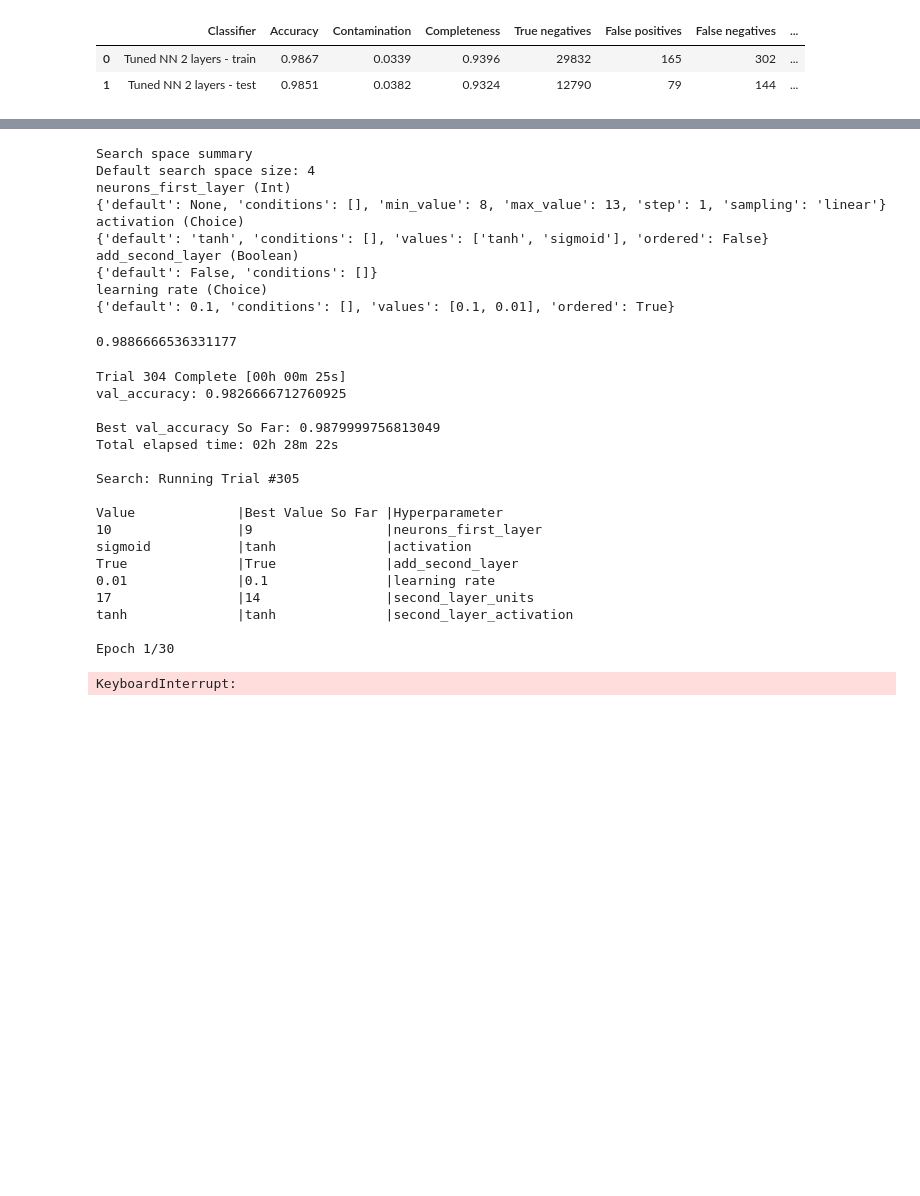
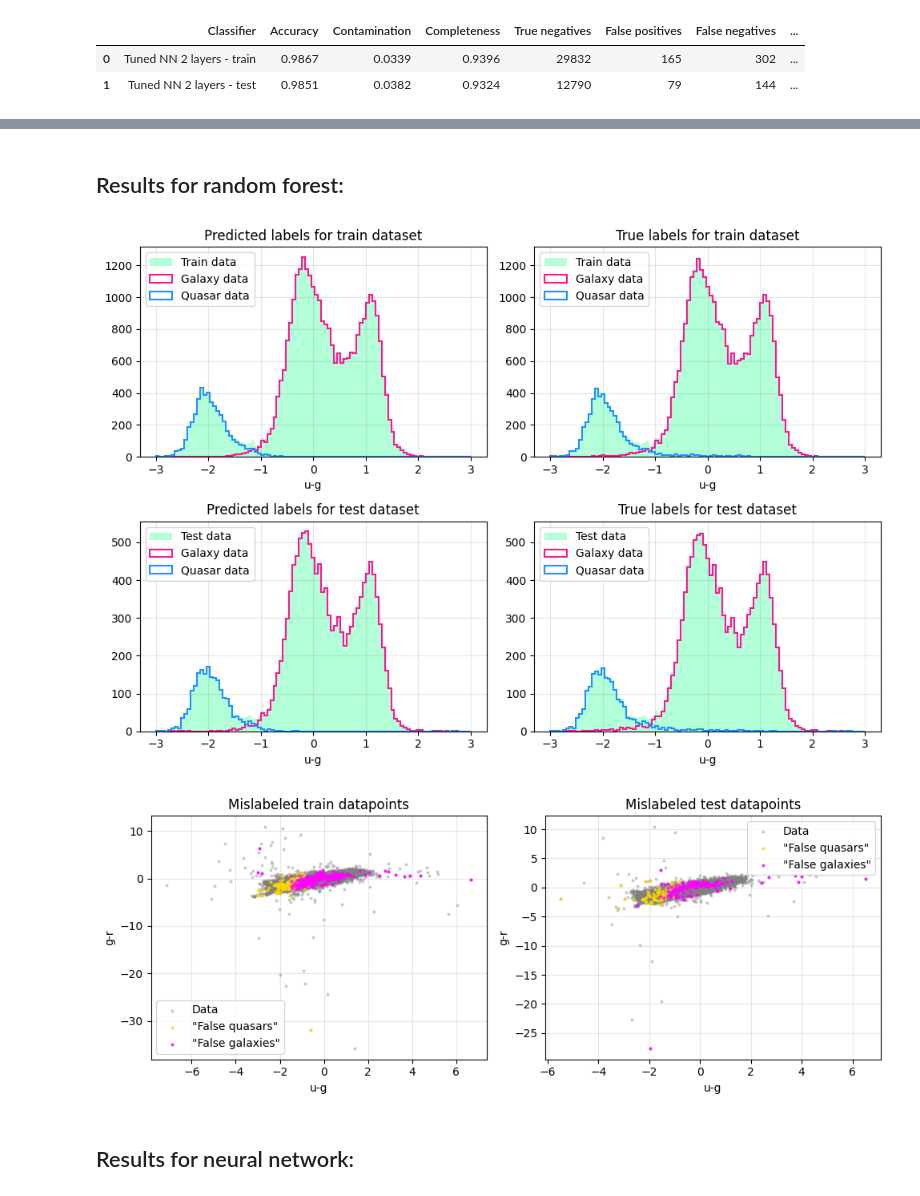
Before and after one commit to Alice-Palladino/astrostatistics_bicocca_2024, a Jupyter notebook: working/L22 - Galaxies vs quasars with neural networks.ipynb, the cells around one changed output, grey strips where cells are left out. Drawn from its saved outputs; the diff is of its cells as text; code cells hidden in the pictures; blank space fills up the shorter version.

Commit message:
Showed results

```diff
--- a/working/L22 - Galaxies vs quasars with neural networks.ipynb
+++ b/working/L22 - Galaxies vs quasars with neural networks.ipynb
@@ -900,39 +801,0 @@ tuner3 = kt.GridSearch(
-# %%
-tuner3.search_space_summary()
-# %% [output]
-Search space summary
-Default search space size: 4
-neurons_first_layer (Int)
-{'default': None, 'conditions': [], 'min_value': 8, 'max_value': 13, 'step': 1, 'sampling': 'linear'}
-activation (Choice)
-{'default': 'tanh', 'conditions': [], 'values': ['tanh', 'sigmoid'], 'ordered': False}
-add_second_layer (Boolean)
-{'default': False, 'conditions': []}
-learning rate (Choice)
-{'default': 0.1, 'conditions': [], 'values': [0.1, 0.01], 'ordered': True}
-# %%
-0.9886666536331177
-# %% [output]
-0.9886666536331177
-# %%
-tuner3.search(X_train_sub, y_train_sub, epochs=30, validation_data=(X_test_sub, y_test_sub))
-# Here also I'm diminishing n_epochs for a faster evaluation
-# %% [output]
-Trial 304 Complete [00h 00m 25s]
-val_accuracy: 0.9826666712760925
-
-Best val_accuracy So Far: 0.9879999756813049
-Total elapsed time: 02h 28m 22s
-
-Search: Running Trial #305
-
-Value             |Best Value So Far |Hyperparameter
-10                |9                 |neurons_first_layer
-sigmoid           |tanh              |activation
-True              |True              |add_second_layer
-0.01              |0.1               |learning rate
-17                |14                |second_layer_units
-tanh              |tanh              |second_layer_activation
-
-Epoch 1/30
-KeyboardInterrupt:
@@ -938,0 +914,15 @@ KeyboardInterrupt:
+# %%
+display(Markdown('## Results for random forest:'))
+
+plot_classified_hists(X_train, X_test, y_train, y_test, y_train_pred_rf, y_test_pred_rf, 'u-g')
+mislabeled_points(X_train, X_test, y_train, y_test, y_train_pred_rf, y_test_pred_rf, 'u-g', 'g-r')
+
+display(Markdown('## Results for neural network:'))
+
+plot_classified_hists(X_train, X_test, y_train, y_test, y_train_pred_tuned, y_test_pred_tuned, 'u-g')
+mislabeled_points(X_train, X_test, y_train, y_test, y_train_pred_tuned, y_test_pred_tuned, 'u-g', 'g-r')
+# %% [output]
+## Results for random forest:
+[figure, added]
+[figure, added]
+## Results for neural network:
```
Also changed, not shown: parts of 19 cells of this notebook.
